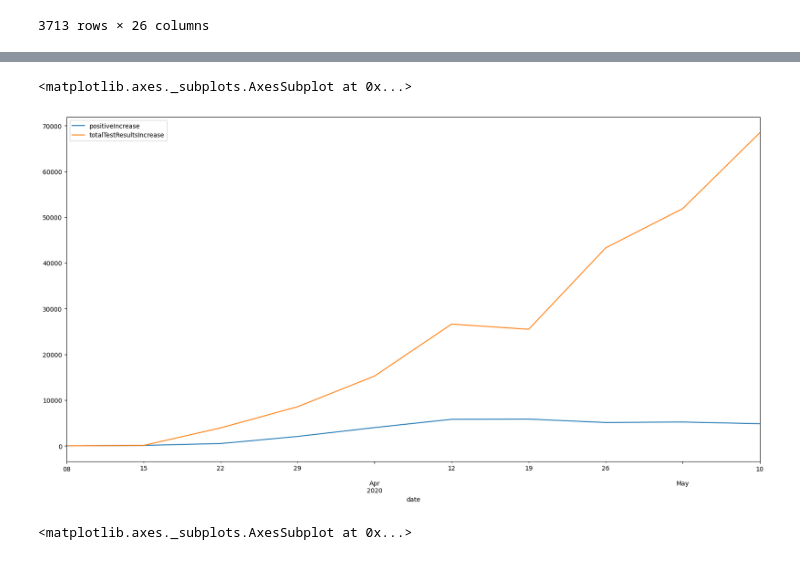
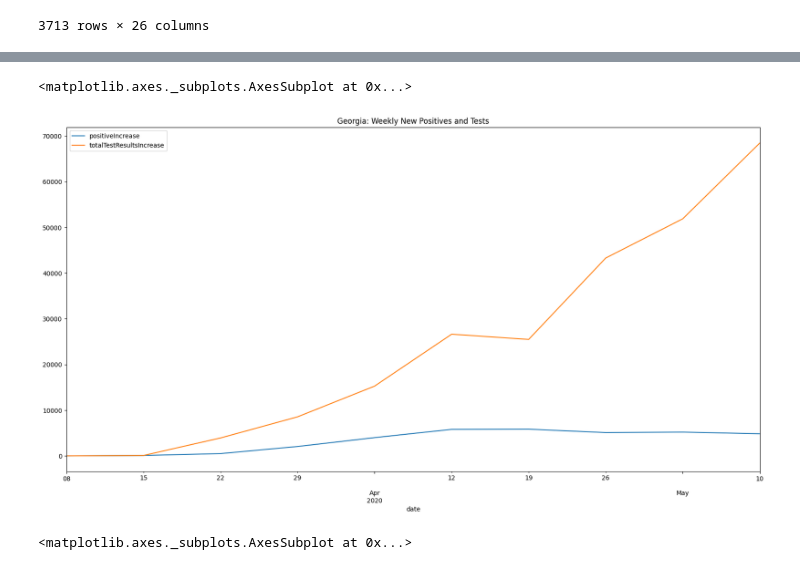
Before and after one commit to beala/covid_forecasts, a Jupyter notebook: Graphs.ipynb, the cells around one changed output, grey strips where cells are left out. Cells and saved outputs as stored; diff of their text form; code cells hidden in the pictures.

```diff
--- a/Graphs.ipynb
+++ b/Graphs.ipynb
@@ -51,9 +71,9 @@ states
 # %%
 ga_tests = states[states['state'] == 'GA'][['positiveIncrease', 'totalTestResultsIncrease']]
-ga_tests.groupby(pd.Grouper(freq='W-SUN')).sum().plot(figsize=(20,10))
+ga_tests.groupby(pd.Grouper(freq='W-SUN')).sum().plot(figsize=(20,10), title="Georgia: Weekly New Positives and Tests")
 # %% [output]
 <matplotlib.axes._subplots.AxesSubplot at 0x...>
-[figure, old version]
+[figure, new version]
 # %%
 states[states['state'] == 'CO'][['positiveIncrease', 'totalTestResultsIncrease']].groupby(pd.Grouper(freq='W-SUN')).sum().plot(figsize=(20,10))
 # %% [output]
```
Also changed, not shown: parts of 9 cells of this notebook, 1 other file.
